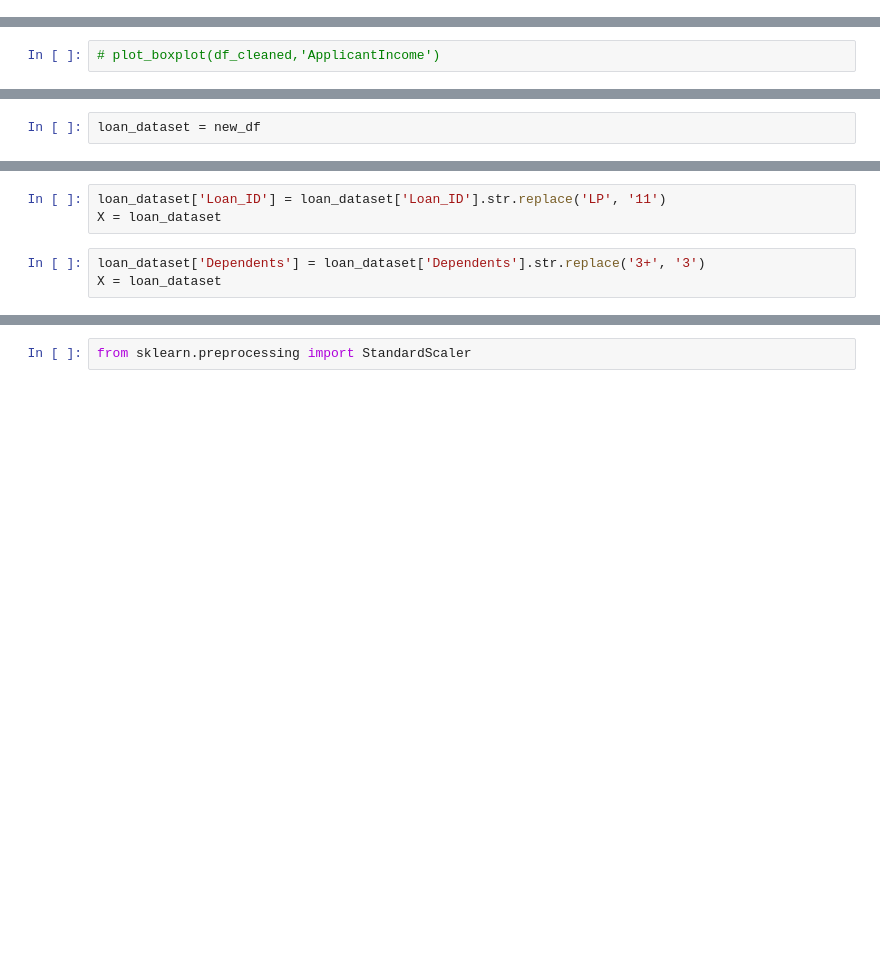
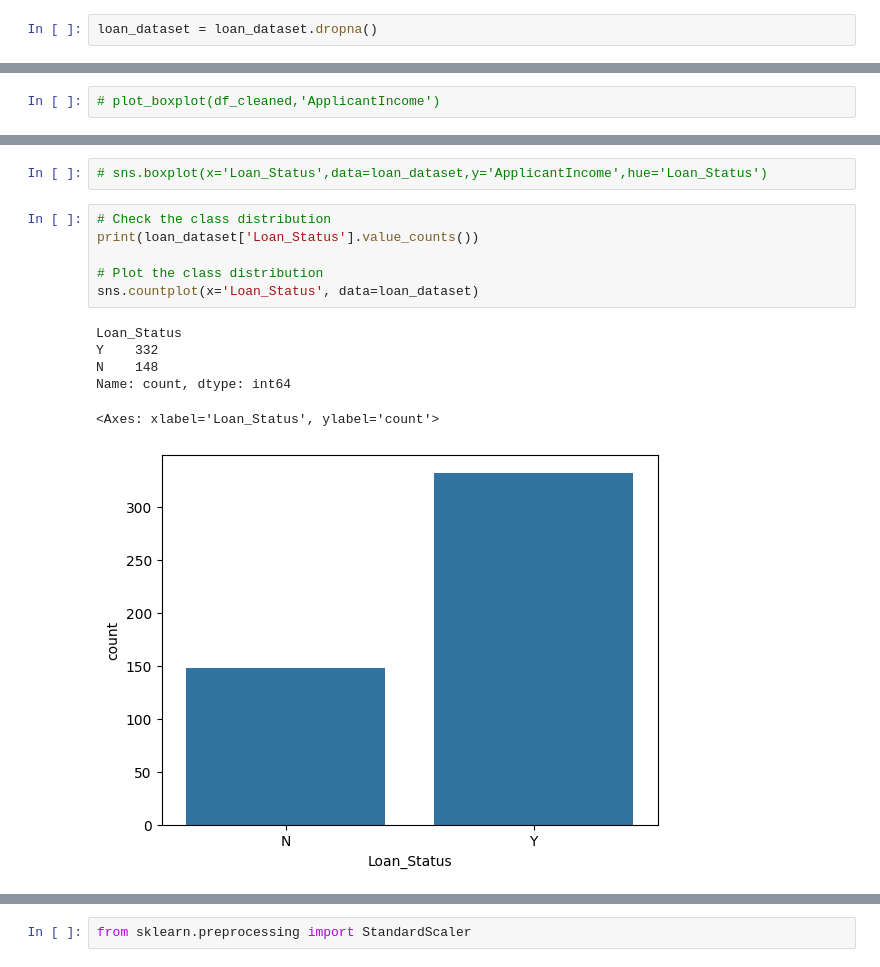
Before and after one commit to ashrafulwork/Learning_MLDL, a Jupyter notebook: project_loan_status.ipynb, the cells around one changed output, grey strips where cells are left out. Saved outputs shown, nothing was run; the diff lists cells and outputs as text; blank space fills up the shorter version.

```diff
--- a/project_loan_status.ipynb
+++ b/project_loan_status.ipynb
@@ -196,6 +212,8 @@ dtype: bool
 | Property_Area | 0 |
 | Loan_Status | 0 |
 dtype: int64
+# %%
+loan_dataset = loan_dataset.dropna()
 # %%
 # def plot_boxplot(df, ft):
 #     df.boxplot(column =[ft])
@@ -290,2 +252,0 @@ print(len(new_df))
-# %%
-loan_dataset = new_df
@@ -300,6 +252,0 @@ Y = loan_dataset['Loan_Status']
-# %%
-loan_dataset['Loan_ID'] = loan_dataset['Loan_ID'].str.replace('LP', '11')
-X = loan_dataset
-# %%
-loan_dataset['Dependents'] = loan_dataset['Dependents'].str.replace('3+', '3')
-X = loan_dataset
@@ -314,0 +350,15 @@ Name: count, dtype: int64
+# %%
+# sns.boxplot(x='Loan_Status',data=loan_dataset,y='ApplicantIncome',hue='Loan_Status')
+# %%
+# Check the class distribution
+print(loan_dataset['Loan_Status'].value_counts())
+
+# Plot the class distribution
+sns.countplot(x='Loan_Status', data=loan_dataset)
+# %% [output]
+Loan_Status
+Y    332
+N    148
+Name: count, dtype: int64
+<Axes: xlabel='Loan_Status', ylabel='count'>
+[figure, added]
```
Also changed, not shown: parts of 80 cells of this notebook.
